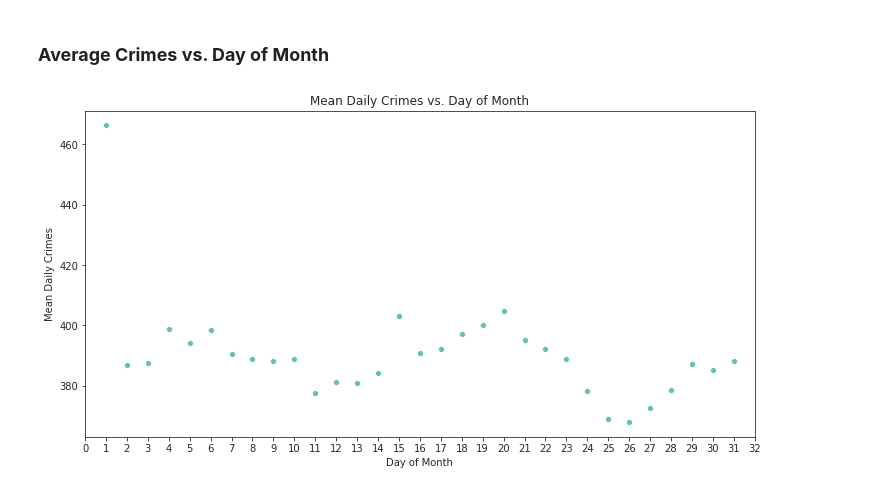
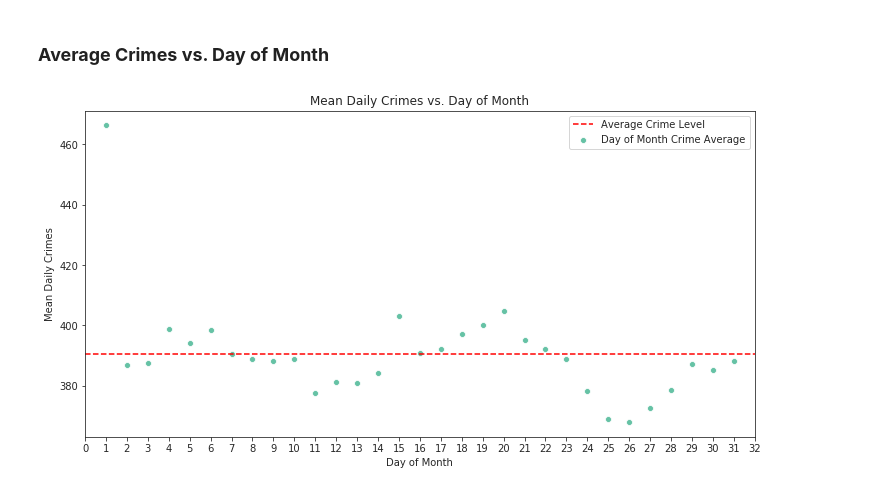
Before and after one commit to fescobar96/Crime-Prediction-in-San-Francisco, a Jupyter notebook: EDA.ipynb, the cells around one changed output. Cells and saved outputs as stored; diff of their text form; code cells hidden in the pictures.

Commit message:
Add average to last plot

```diff
--- a/EDA.ipynb
+++ b/EDA.ipynb
@@ -243,14 +245,18 @@ plt.show()
 data_dom = data.copy()
 data_dom["Day"] = data_dom.index.day
 data_dom = data_dom.resample("D").agg({"Day":"mean", "PdDistrict":"count"}).dropna().groupby(by="Day").mean()
+# %%
+avg_line = data_dom["PdDistrict"].mean()
 # %%
 plt.figure(figsize=(12,6))
 sns.scatterplot(x=data_dom.index, y=data_dom["PdDistrict"])
 plt.title("Mean Daily Crimes vs. Day of Month")
 plt.ylabel("Mean Daily Crimes")
 plt.xlabel("Day of Month")
 plt.xlim((1,31))
 plt.xticks(ticks=[x for x in range(0, 33)])
+plt.axhline(avg_line, ls='--', color="red")
+plt.legend(["Average Crime Level", "Day of Month Crime Average"])
 plt.show()
 # %% [output]
-[figure, old version]
+[figure, new version]
```
Also changed, not shown: parts of 3 cells of this notebook.
